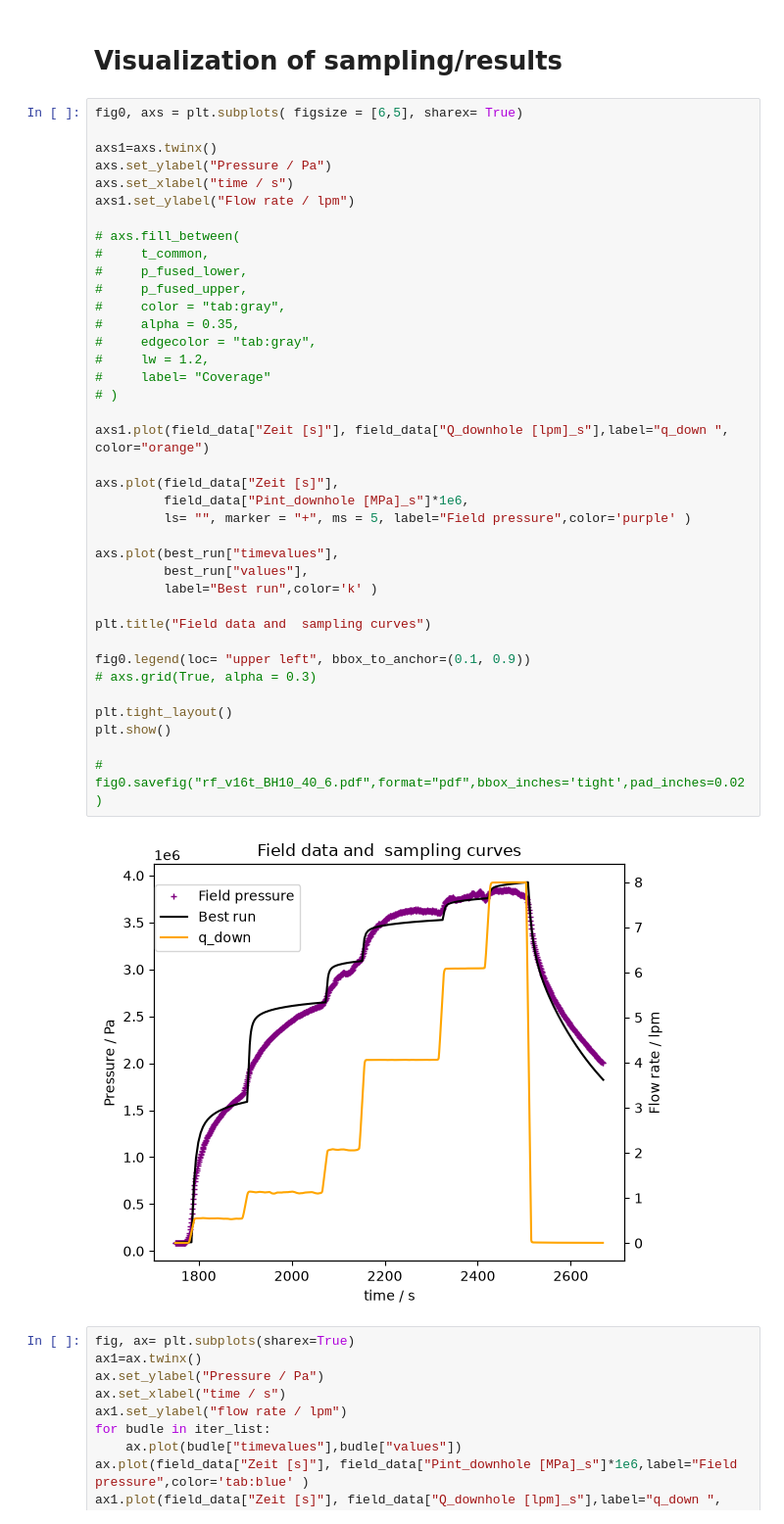
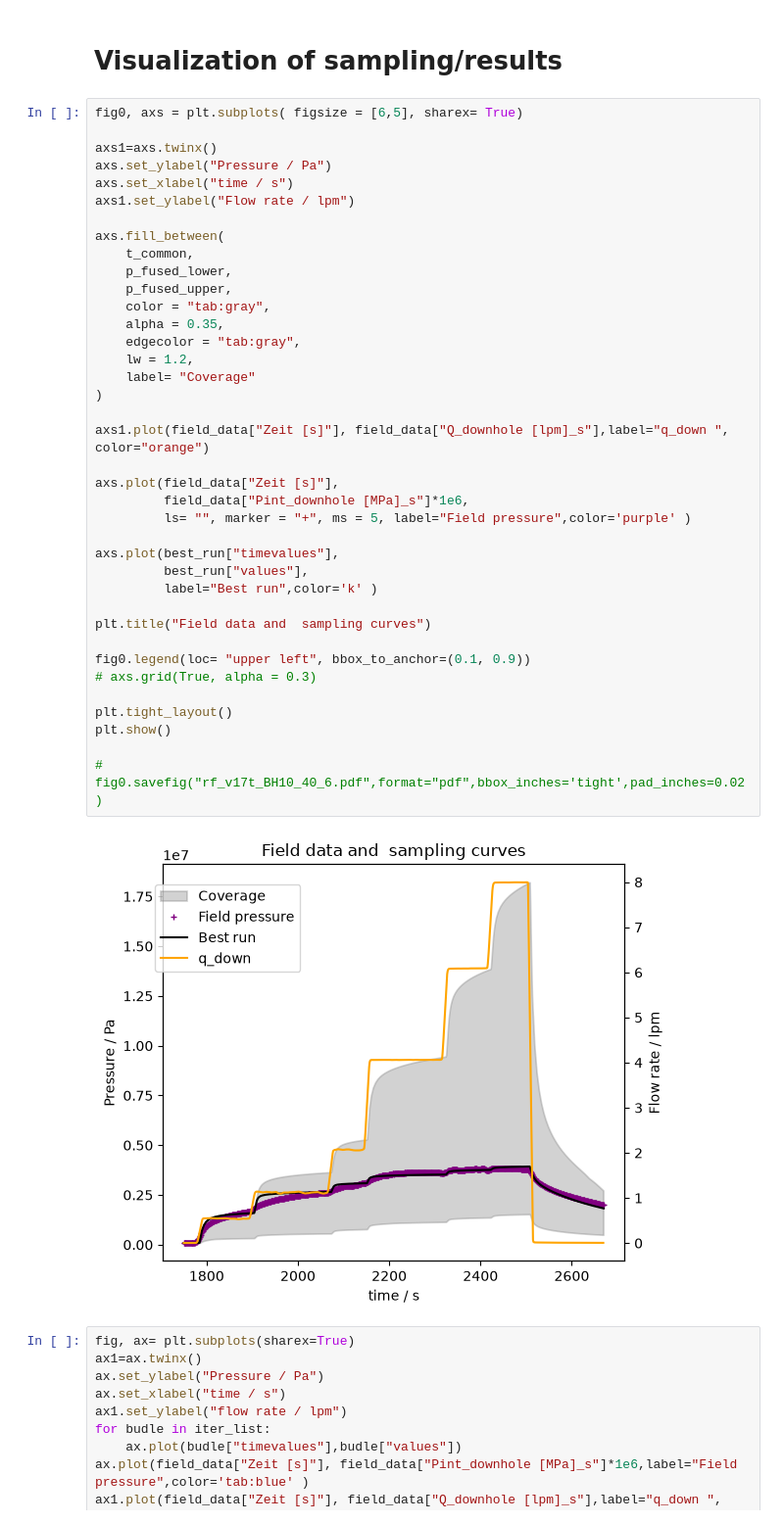
Before and after one commit to Leo-kp/Line_source_SA, a Jupyter notebook: results_v17t/results/raw_data/inspect_t.ipynb, the cells around one changed output. Shown at 98% size. Cells and saved outputs as stored; diff of their text form.

```diff
--- a/results_v17t/results/raw_data/inspect_t.ipynb
+++ b/results_v17t/results/raw_data/inspect_t.ipynb
@@ -95,43 +95,43 @@ Best run_id:
 # %%
 fig0, axs = plt.subplots( figsize = [6,5], sharex= True)
 
 axs1=axs.twinx()
 axs.set_ylabel("Pressure / Pa")
 axs.set_xlabel("time / s")
 axs1.set_ylabel("Flow rate / lpm")
 
-# axs.fill_between(
-#     t_common,
-#     p_fused_lower,
-#     p_fused_upper,
-#     color = "tab:gray",
-#     alpha = 0.35,
-#     edgecolor = "tab:gray",
-#     lw = 1.2,
-#     label= "Coverage"
-# )
+axs.fill_between(
+    t_common,
+    p_fused_lower,
+    p_fused_upper,
+    color = "tab:gray",
+    alpha = 0.35,
+    edgecolor = "tab:gray",
+    lw = 1.2,
+    label= "Coverage"
+)
 
 axs1.plot(field_data["Zeit [s]"], field_data["Q_downhole [lpm]_s"],label="q_down ",  color="orange")
 
 axs.plot(field_data["Zeit [s]"],
          field_data["Pint_downhole [MPa]_s"]*1e6,
          ls= "", marker = "+", ms = 5, label="Field pressure",color='purple' )
 
 axs.plot(best_run["timevalues"],
          best_run["values"],
          label="Best run",color='k' )
 
 plt.title("Field data and  sampling curves")
 
 fig0.legend(loc= "upper left", bbox_to_anchor=(0.1, 0.9))
 # axs.grid(True, alpha = 0.3)
 
 plt.tight_layout()
 plt.show()
 
-# fig0.savefig("rf_v16t_BH10_40_6.pdf",format="pdf",bbox_inches='tight',pad_inches=0.02)
+# fig0.savefig("rf_v17t_BH10_40_6.pdf",format="pdf",bbox_inches='tight',pad_inches=0.02)
 # %% [output]
-[figure, old version]
+[figure, new version]
 # %%
 fig, ax= plt.subplots(sharex=True)
 ax1=ax.twinx()
```
Also changed, not shown: 16 other files.
